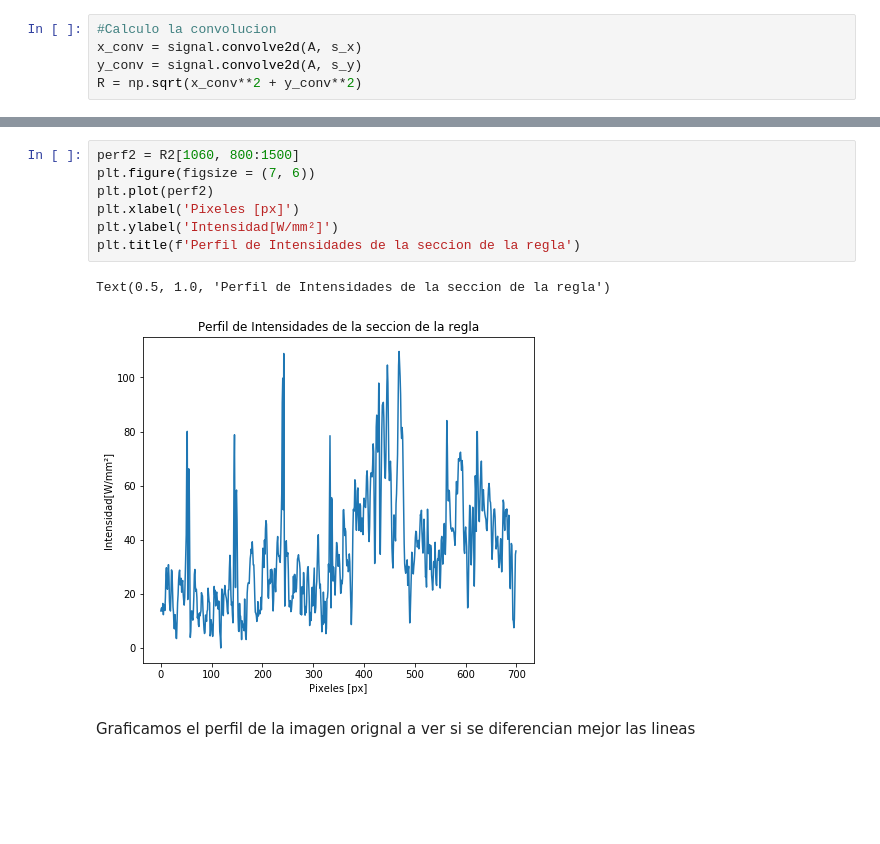
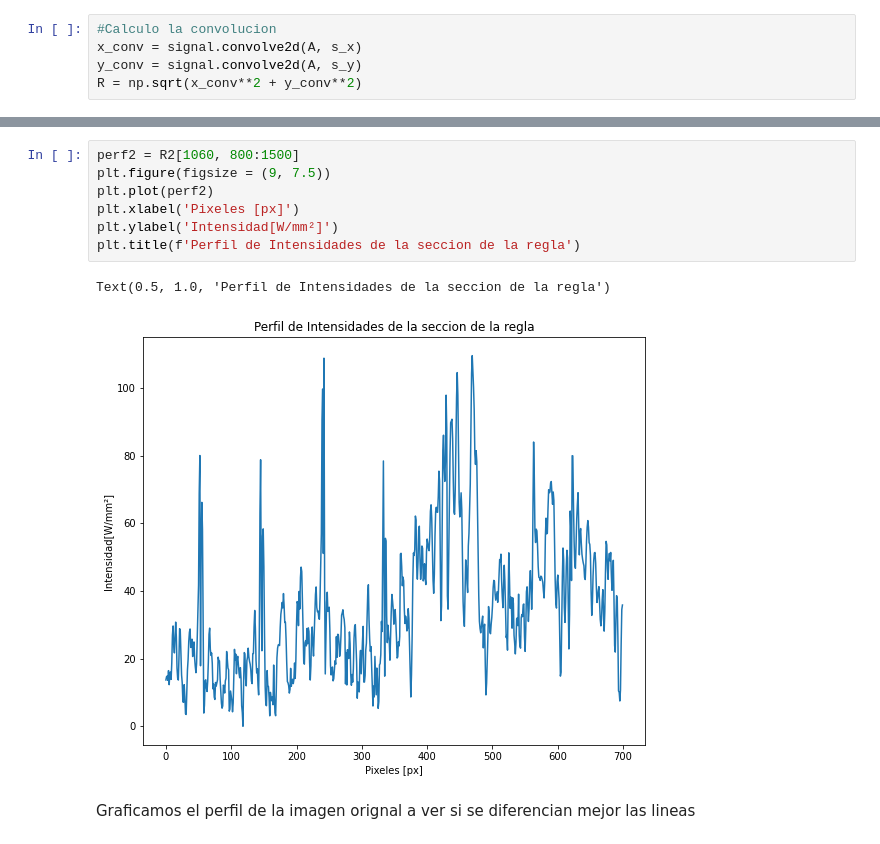
Before and after one commit to LunaKadysz/Laboratorio-4, a Jupyter notebook: Practica1/Practic1.ipynb, the cells around one changed output, grey strips where cells are left out. Saved outputs shown, nothing was run; the diff lists cells and outputs as text; blank space fills up the shorter version.

```diff
--- a/Practica1/Practic1.ipynb
+++ b/Practica1/Practic1.ipynb
@@ -86,13 +88,13 @@ Text(0.5, 1.0, 'Imagen rotada luego del filtro de Sobel')
 # %%
 perf2 = R2[1060, 800:1500]
-plt.figure(figsize = (7, 6))
+plt.figure(figsize = (9, 7.5))
 plt.plot(perf2)
 plt.xlabel('Pixeles [px]')
 plt.ylabel('Intensidad[W/mm²]')
 plt.title(f'Perfil de Intensidades de la seccion de la regla')
 # %% [output]
 Text(0.5, 1.0, 'Perfil de Intensidades de la seccion de la regla')
-[figure, old version]
+[figure, new version]
 # %% [markdown]
 Graficamos el perfil de la imagen orignal a ver si se diferencian mejor las lineas
 # %%
```
Also changed, not shown: parts of 22 cells of this notebook, 14 other files.
